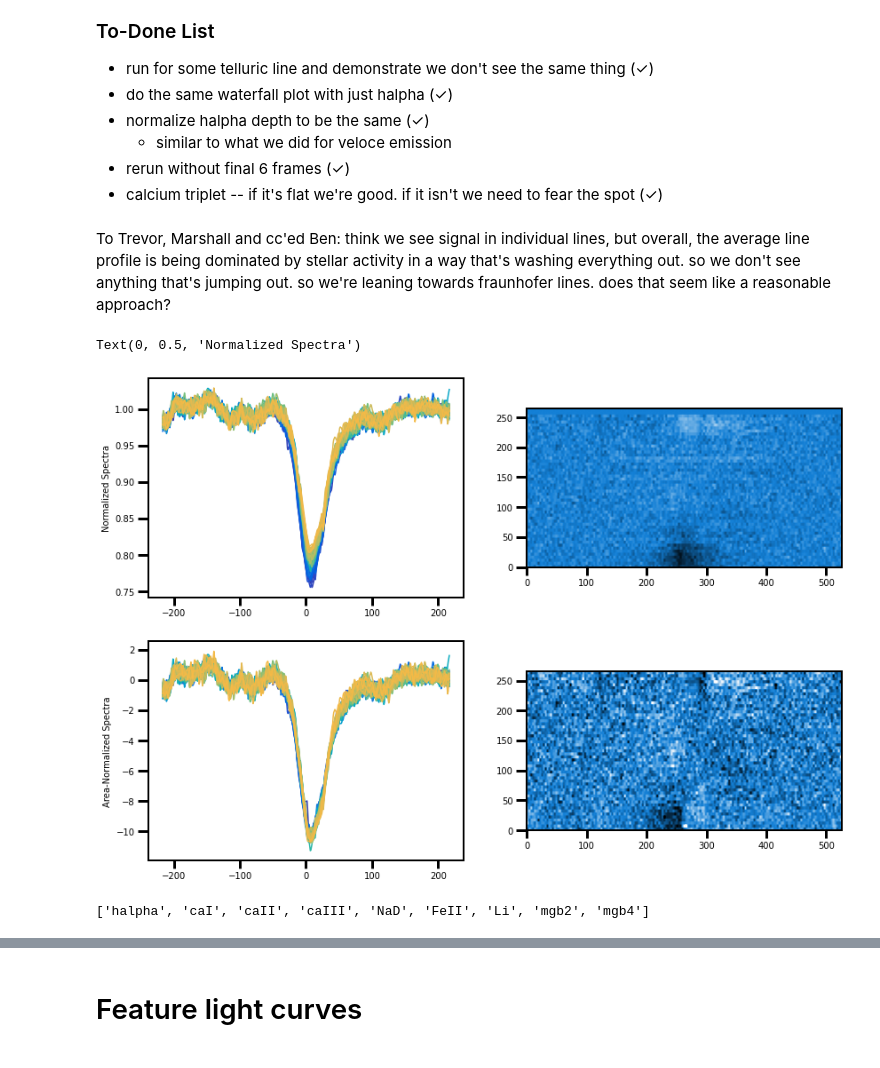
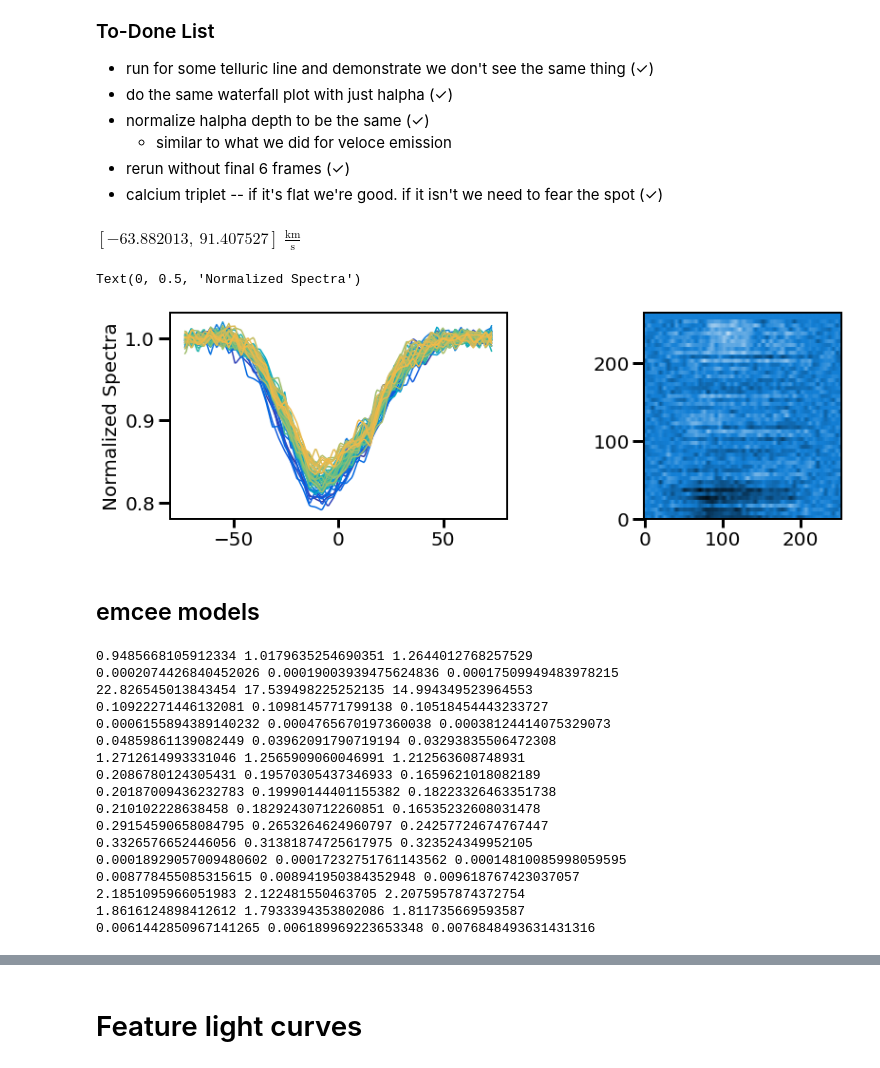
Before and after one commit to afeinstein20/doppler_tomography, a Jupyter notebook: notebooks/careful_line_extraction.ipynb, the cells around one changed output, grey strips where cells are left out. Saved outputs shown, nothing was run; the diff lists cells and outputs as text; code cells hidden in the pictures.

Commit message:
last update

```diff
--- a/notebooks/careful_line_extraction.ipynb
+++ b/notebooks/careful_line_extraction.ipynb
@@ -229,8 +230,10 @@ def measure_excess(wavelength, spectra, params, tab):
     plt.plot(w, template_out, 'w')
     plt.axvspan(w[params['line']][0], w[params['line']][-1],
                     color='darkorange', alpha=0.3)
+    plt.title(tab['line'])
     #plt.axvspan(w[params['continuum']][0], w[params['continuum']][-1],
     #                color='skyblue', alpha=0.4, zorder=1)
+    print(w[mask][0], w[mask][-1])
     plt.ylim(np.nanmin(f[mask])-0.01,
              np.nanmax(new_spec[i][mask])+0.01)
     plt.show()
@@ -465,15 +500,11 @@ parula_colors[220]
     - similar to what we did for veloce emission
 - rerun without final 6 frames (✓)
 - calcium triplet -- if it's flat we're good. if it isn't we need to fear the spot (✓)
-# %% [markdown]
-To Trevor, Marshall and cc'ed Ben:
-think we see signal in individual lines, but overall, the average line profile is being dominated by stellar activity in a way that's washing everything out. so we don't see anything that's jumping out. so we're leaning towards fraunhofer lines. does that seem like a reasonable approach?
 # %%
 from matplotlib.colors import LinearSegmentedColormap
 
-clist = np.array(['#000000', parula_colors[60], '#FFFFFF',
-
-                  ])
+clist = np.array(['#000000', parula_colors[60], '#FFFFFF'])
+#clist = np.array(['#000000', '#026D95', '#FFFFFF'])
 rgb_tuples = []
 
 for c in clist:
@@ -482,10 +513,11 @@ for c in clist:
 cm = LinearSegmentedColormap.from_list(
         'sequential', rgb_tuples, N=2048)
 # %%
-def expanding_bins(lines, repeat=3, subtract=True):
+def expanding_bins(lines, repeat=3, subtract=True, med=None):
     global TIME
 
-    med = np.nanmedian(lines, axis=0)
+    if med is None and subtract==True:
+        med = np.nanmedian(lines, axis=0)
     binned = np.zeros( (len(TIME)*repeat, len(lines[0]))  )
 
     z = 0
@@ -495,7 +527,7 @@ def expanding_bins(lines, repeat=3, subtract=True):
         else:
             binned[z:z+repeat] = lines[i]
         z += repeat
-    return binned, med
+    return binned
 # %%
 def normalizing_depth(wave, spectra, plot=False, reg=[655.6,655.75]):
     normalized = np.zeros(spectra.shape)
@@ -522,11 +554,13 @@ def normalizing_depth(wave, spectra, plot=False, reg=[655.6,655.75]):
 # %%
 halpha_normalized = normalizing_depth(ind_waves['halpha'], ind_lines['halpha'])
 # %%
-def to_velocity(wave, line=None):
+def to_velocity(wave, flux=None, line=None):
     if line != None:
         argmid = np.where(wave>=line)[0][0]
     else:
         argmid = int(len(wave)/2)
+        if flux is not None:
+            argmid = np.argmin(flux)
     lambda0 = wave[argmid] + 0.0
     rv_m_s = ((wave - lambda0)/lambda0 * 3e8)*units.m/units.s
     rv_km_s = rv_m_s.to(u.km/u.s)
@@ -534,28 +570,34 @@ def to_velocity(wave, line=None):
+# %%
+lambda0 = 656.35
+rv = np.array([656.2102368016022, 656.5499844335302])
+val = ((rv - lambda0)/lambda0 * 3e8)*units.m/units.s
+val.to(u.km/u.s)
+# %% [output]
+$[-63.882013,~91.407527] \; \mathrm{\frac{km}{s}}$
 # %%
-fig, ((ax3, ax1), (ax4, ax2)) = plt.subplots(ncols=2, nrows=2,
-                                             figsize=(14,10))
+fig, ((ax3, ax1)) = plt.subplots(ncols=2, nrows=1, figsize=(14,4))
 for i in range(2,len(ind_lines['halpha'])):
     vel,_ = to_velocity(ind_waves['halpha'][i])
 
     ax3.plot(vel, ind_lines['halpha'][i], c=parula_colors[i*4])
     ax4.plot(vel, halpha_normalized[i-2], c=parula_colors[i*4])
 
-bins, temp = expanding_bins(ind_lines['halpha'][2:], repeat=5)
+bins = expanding_bins(ind_lines['halpha'][2:], repeat=5)
 ax1.imshow(bins, cmap=cm, vmin=-0.05, vmax=0.05)
 
-bins, temp = expanding_bins(halpha_normalized, repeat=5)
+bins = expanding_bins(halpha_normalized, repeat=5)
 ax2.imshow(bins, cmap=cm, vmin=-1, vmax=1)
 
 ax2.set_ylim(0,len(bins))
 ax1.set_ylim(0,len(bins))
 ax4.set_ylabel('Area-Normalized Spectra')
 ax3.set_ylabel('Normalized Spectra')
 
 #plt.savefig(os.path.join(plot_dir, 'halpha_compare.png'), dpi=200, rasterize=True,
 #            bbox_inches='tight')
 # %% [output]
 Text(0, 0.5, 'Normalized Spectra')
-[figure, old version]
+[figure, new version]
 # %%
 def mask_lines(w, s, std=2.5, offset=0.007, template_inds=None):
 
@@ -604,7 +647,5 @@ interp_time = interp1d(np.linspace(0,4.66,len(yphase[np.isnan(yphase)==False])),
                        yphase[np.isnan(yphase)==False])
 ingress_phase = interp_time(ingress_time)
 egress_phase = interp_time(egress_time)
-# %%
-list(ind_lines.keys())
-# %% [output]
-['halpha', 'caI', 'caII', 'caIII', 'NaD', 'FeII', 'Li', 'mgb2', 'mgb4']
+# %% [markdown]
+## emcee models
@@ -611 +684,22 @@ list(ind_lines.keys())
+# %%
+for i in range(17):
+    print(np.nanstd(s1[last10:,:,i]), np.nanstd(s1[last50:,:,i]),np.nanstd(s1[last85:,:,i]))
+# %% [output]
+0.9485668105912334 1.0179635254690351 1.2644012768257529
+0.0002074426840452026 0.00019003939475624836 0.00017509949483978215
+22.826545013843454 17.539498225252135 14.994349523964553
+0.10922271446132081 0.1098145771799138 0.10518454443233727
+0.0006155894389140232 0.0004765670197360038 0.00038124414075329073
+0.04859861139082449 0.03962091790719194 0.03293835506472308
+1.2712614993331046 1.2565909060046991 1.212563608748931
+0.2086780124305431 0.19570305437346933 0.1659621018082189
+0.20187009436232783 0.19990144401155382 0.18223326463351738
+0.210102228638458 0.18292430712260851 0.16535232608031478
+0.29154590658084795 0.2653264624960797 0.24257724674767447
+0.3326576652446056 0.31381874725617975 0.323524349952105
+0.00018929057009480602 0.00017232751761143562 0.00014810085998059595
+0.008778455085315615 0.008941950384352948 0.009618767423037057
+2.1851095966051983 2.122481550463705 2.2075957874372754
+1.8616124898412612 1.7933394353802086 1.811735669593587
+0.0061442850967141265 0.006189969223653348 0.0076848493631431316
 # %%
```
Also changed, not shown: parts of 100 cells of this notebook.
